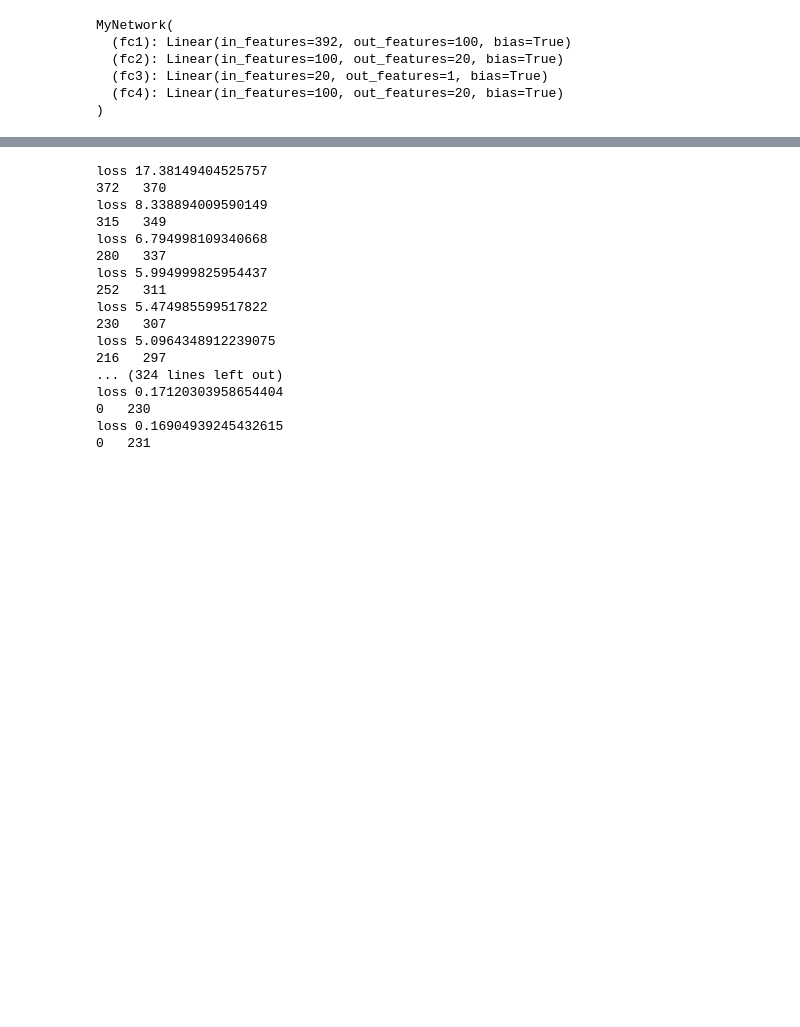
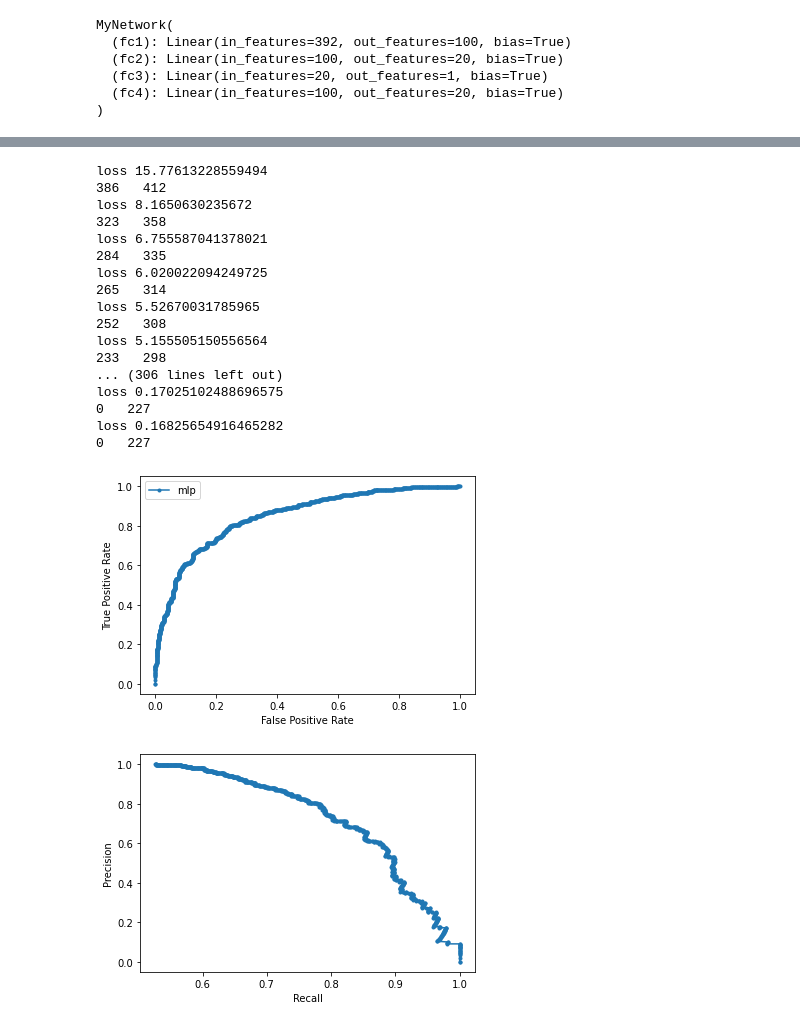
Before and after one commit to emdezla/DeepLearning, a Jupyter notebook: deep_learning.ipynb, the cells around one changed output, grey strips where cells are left out. Cells and saved outputs as stored; diff of their text form; code cells hidden in the pictures; blank space fills up the shorter version.

```diff
--- a/deep_learning.ipynb
+++ b/deep_learning.ipynb
@@ -171,28 +262,49 @@ def compute_nb_errors(model, data_input, data_target, batch):
 # %%
 epochs = 170
 losses = torch.zeros((3, epochs))
 model = MyNetwork()
 for e in range(epochs):
     print("loss", training_model(train_input_first_approach, train_target.float(), model , 100, 0.001))
     print(compute_nb_errors(model, train_input_first_approach,train_target, 100), " ",compute_nb_errors(model, test_input_first_approach,test_target, 100))
+
+
+    if e == 160:
+      output, _ = model(test_input_first_approach)
+      fpr, tpr, _  = (roc_true(test_target.tolist(),torch.flatten(output).tolist()))
+      pyplot.plot(fpr, tpr, marker='.', label='mlp')
+      pyplot.xlabel('False Positive Rate')
+      pyplot.ylabel('True Positive Rate')
+      # show the legend
+      pyplot.legend()
+      # show the plot
+      pyplot.show()
+
+      lr_recall, lr_precision, _  = (precision_recall(test_target.tolist(),torch.flatten(output).tolist()))
+      pyplot.plot(lr_recall, lr_precision, marker='.', label='Logistic')
+      # axis labels
+      pyplot.xlabel('Recall')
+      pyplot.ylabel('Precision')
+      break
 # %% [output]
-loss 17.38149404525757
-372   370
-loss 8.338894009590149
-315   349
-loss 6.794998109340668
-280   337
-loss 5.994999825954437
-252   311
-loss 5.474985599517822
-230   307
-loss 5.0964348912239075
-216   297
-... (324 lines left out)
-loss 0.17120303958654404
-0   230
-loss 0.16904939245432615
-0   231
+loss 15.77613228559494
+386   412
+loss 8.1650630235672
+323   358
+loss 6.755587041378021
+284   335
+loss 6.020022094249725
+265   314
+loss 5.52670031785965
+252   308
+loss 5.155505150556564
+233   298
+... (306 lines left out)
+loss 0.17025102488696575
+0   227
+loss 0.16825654916465282
+0   227
+[figure, added]
+[figure, added]
 # %%
 def training_aux(train_input, train_target, train_classes, model, batch, lr):
     optimizer = torch.optim.SGD(model.parameters(), lr = lr)
```
Also changed, not shown: parts of 8 cells of this notebook.
